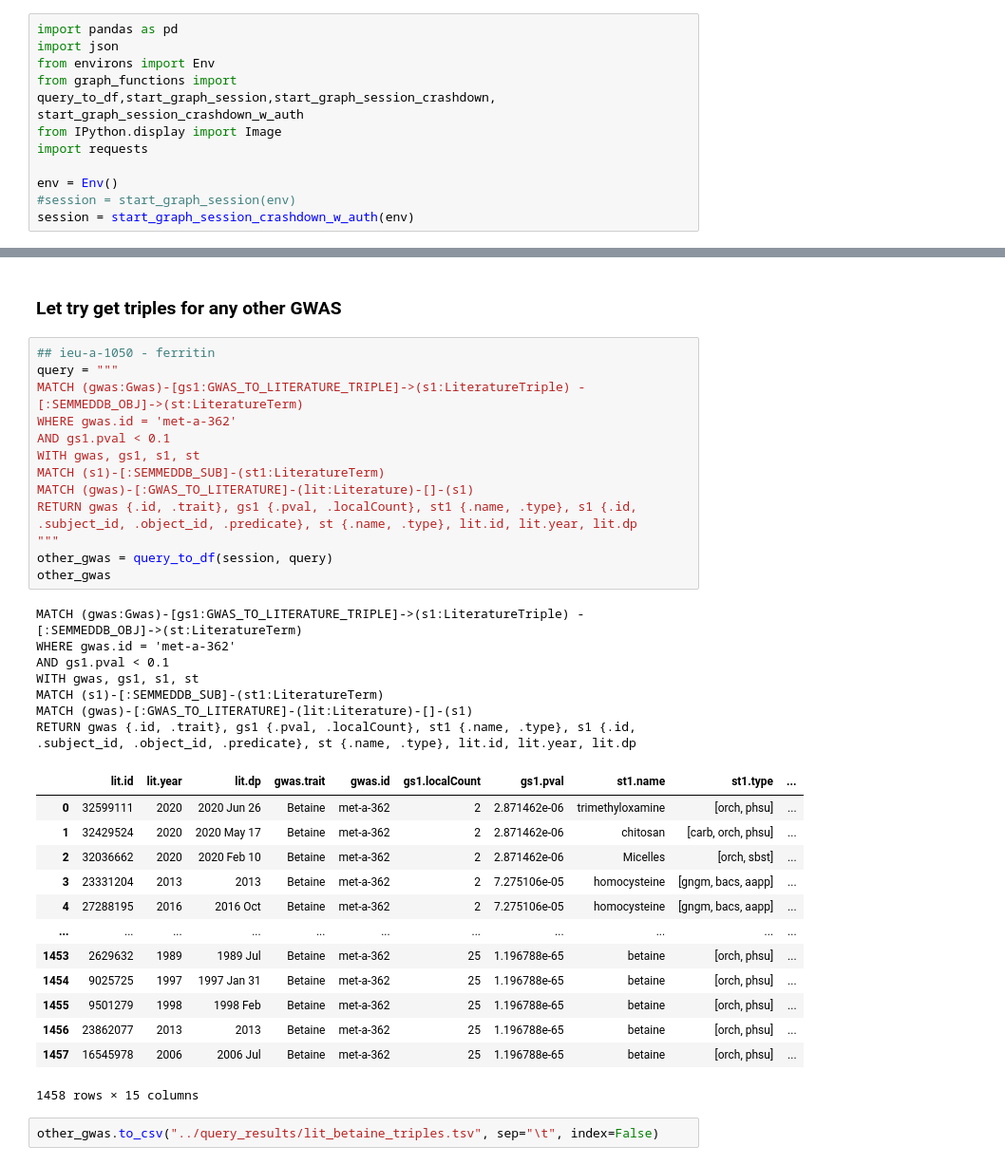
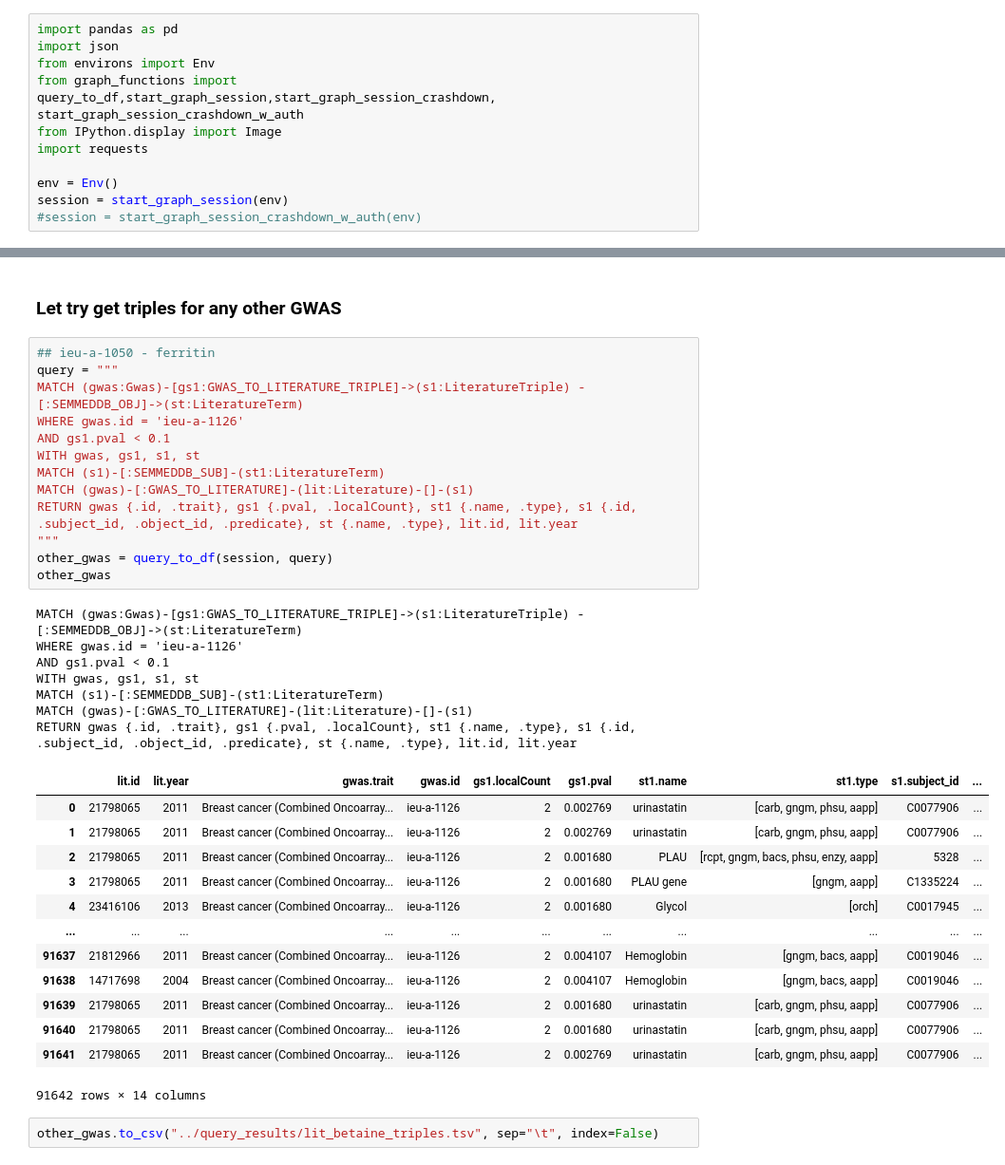
Before and after one commit to mvab/epigraphdb-breast-cancer, a Jupyter notebook: python/4_breast_cancer_map_to_lit.ipynb, the cells around one changed output, grey strips where cells are left out. Shown at 95% size. Drawn from its saved outputs; the diff is of its cells as text.

```diff
--- a/python/4_breast_cancer_map_to_lit.ipynb
+++ b/python/4_breast_cancer_map_to_lit.ipynb
@@ -7,6 +7,6 @@ from IPython.display import Image
 import requests
 
 env = Env()
-#session = start_graph_session(env)
-session = start_graph_session_crashdown_w_auth(env)
+session = start_graph_session(env)
+#session = start_graph_session_crashdown_w_auth(env)
 # %% [output]
@@ -663,36 +663,36 @@ test3.to_csv("../query_results/lit_bc_to_other_litterms_upd.tsv", sep="\t", inde
 # %%
 ## ieu-a-1050 - ferritin
 query = """
 MATCH (gwas:Gwas)-[gs1:GWAS_TO_LITERATURE_TRIPLE]->(s1:LiteratureTriple) -[:SEMMEDDB_OBJ]->(st:LiteratureTerm)
-WHERE gwas.id = 'met-a-362'
+WHERE gwas.id = 'ieu-a-1126'
 AND gs1.pval < 0.1
 WITH gwas, gs1, s1, st
 MATCH (s1)-[:SEMMEDDB_SUB]-(st1:LiteratureTerm)
 MATCH (gwas)-[:GWAS_TO_LITERATURE]-(lit:Literature)-[]-(s1)
-RETURN gwas {.id, .trait}, gs1 {.pval, .localCount}, st1 {.name, .type}, s1 {.id, .subject_id, .object_id, .predicate}, st {.name, .type}, lit.id, lit.year, lit.dp
+RETURN gwas {.id, .trait}, gs1 {.pval, .localCount}, st1 {.name, .type}, s1 {.id, .subject_id, .object_id, .predicate}, st {.name, .type}, lit.id, lit.year
 """
 other_gwas = query_to_df(session, query)
 other_gwas
 # %% [output]
 MATCH (gwas:Gwas)-[gs1:GWAS_TO_LITERATURE_TRIPLE]->(s1:LiteratureTriple) -[:SEMMEDDB_OBJ]->(st:LiteratureTerm)
-WHERE gwas.id = 'met-a-362'
+WHERE gwas.id = 'ieu-a-1126'
 AND gs1.pval < 0.1
 WITH gwas, gs1, s1, st
 MATCH (s1)-[:SEMMEDDB_SUB]-(st1:LiteratureTerm)
 MATCH (gwas)-[:GWAS_TO_LITERATURE]-(lit:Literature)-[]-(s1)
-RETURN gwas {.id, .trait}, gs1 {.pval, .localCount}, st1 {.name, .type}, s1 {.id, .subject_id, .object_id, .predicate}, st {.name, .type}, lit.id, lit.year, lit.dp
+RETURN gwas {.id, .trait}, gs1 {.pval, .localCount}, st1 {.name, .type}, s1 {.id, .subject_id, .object_id, .predicate}, st {.name, .type}, lit.id, lit.year
-|  | lit.id | lit.year | lit.dp | gwas.trait | gwas.id | gs1.localCount | gs1.pval | st1.name | st1.type | ... |
-| 0 | 32599111 | 2020 | 2020 Jun 26 | Betaine | met-a-362 | 2 | 2.871462e-06 | trimethyloxamine | [orch, phsu] | ... |
-| 1 | 32429524 | 2020 | 2020 May 17 | Betaine | met-a-362 | 2 | 2.871462e-06 | chitosan | [carb, orch, phsu] | ... |
-| 2 | 32036662 | 2020 | 2020 Feb 10 | Betaine | met-a-362 | 2 | 2.871462e-06 | Micelles | [orch, sbst] | ... |
-| 3 | 23331204 | 2013 | 2013 | Betaine | met-a-362 | 2 | 7.275106e-05 | homocysteine | [gngm, bacs, aapp] | ... |
-| 4 | 27288195 | 2016 | 2016 Oct | Betaine | met-a-362 | 2 | 7.275106e-05 | homocysteine | [gngm, bacs, aapp] | ... |
+|  | lit.id | lit.year | gwas.trait | gwas.id | gs1.localCount | gs1.pval | st1.name | st1.type | s1.subject_id | ... |
+| 0 | 21798065 | 2011 | Breast cancer (Combined Oncoarray... | ieu-a-1126 | 2 | 0.002769 | urinastatin | [carb, gngm, phsu, aapp] | C0077906 | ... |
+| 1 | 21798065 | 2011 | Breast cancer (Combined Oncoarray... | ieu-a-1126 | 2 | 0.002769 | urinastatin | [carb, gngm, phsu, aapp] | C0077906 | ... |
+| 2 | 21798065 | 2011 | Breast cancer (Combined Oncoarray... | ieu-a-1126 | 2 | 0.001680 | PLAU | [rcpt, gngm, bacs, phsu, enzy, aapp] | 5328 | ... |
+| 3 | 21798065 | 2011 | Breast cancer (Combined Oncoarray... | ieu-a-1126 | 2 | 0.001680 | PLAU gene | [gngm, aapp] | C1335224 | ... |
+| 4 | 23416106 | 2013 | Breast cancer (Combined Oncoarray... | ieu-a-1126 | 2 | 0.001680 | Glycol | [orch] | C0017945 | ... |
 | ... | ... | ... | ... | ... | ... | ... | ... | ... | ... | ... |
-| 1453 | 2629632 | 1989 | 1989 Jul | Betaine | met-a-362 | 25 | 1.196788e-65 | betaine | [orch, phsu] | ... |
-| 1454 | 9025725 | 1997 | 1997 Jan 31 | Betaine | met-a-362 | 25 | 1.196788e-65 | betaine | [orch, phsu] | ... |
-| 1455 | 9501279 | 1998 | 1998 Feb | Betaine | met-a-362 | 25 | 1.196788e-65 | betaine | [orch, phsu] | ... |
-| 1456 | 23862077 | 2013 | 2013 | Betaine | met-a-362 | 25 | 1.196788e-65 | betaine | [orch, phsu] | ... |
-| 1457 | 16545978 | 2006 | 2006 Jul | Betaine | met-a-362 | 25 | 1.196788e-65 | betaine | [orch, phsu] | ... |
+| 91637 | 21812966 | 2011 | Breast cancer (Combined Oncoarray... | ieu-a-1126 | 2 | 0.004107 | Hemoglobin | [gngm, bacs, aapp] | C0019046 | ... |
+| 91638 | 14717698 | 2004 | Breast cancer (Combined Oncoarray... | ieu-a-1126 | 2 | 0.004107 | Hemoglobin | [gngm, bacs, aapp] | C0019046 | ... |
+| 91639 | 21798065 | 2011 | Breast cancer (Combined Oncoarray... | ieu-a-1126 | 2 | 0.001680 | urinastatin | [carb, gngm, phsu, aapp] | C0077906 | ... |
+| 91640 | 21798065 | 2011 | Breast cancer (Combined Oncoarray... | ieu-a-1126 | 2 | 0.001680 | urinastatin | [carb, gngm, phsu, aapp] | C0077906 | ... |
+| 91641 | 21798065 | 2011 | Breast cancer (Combined Oncoarray... | ieu-a-1126 | 2 | 0.002769 | urinastatin | [carb, gngm, phsu, aapp] | C0077906 | ... |
-1458 rows × 15 columns
+91642 rows × 14 columns
 # %%
 other_gwas.to_csv("../query_results/lit_betaine_triples.tsv", sep="\t", index=False)
```
Also changed, not shown: parts of 4 cells of this notebook, 8 other files.
